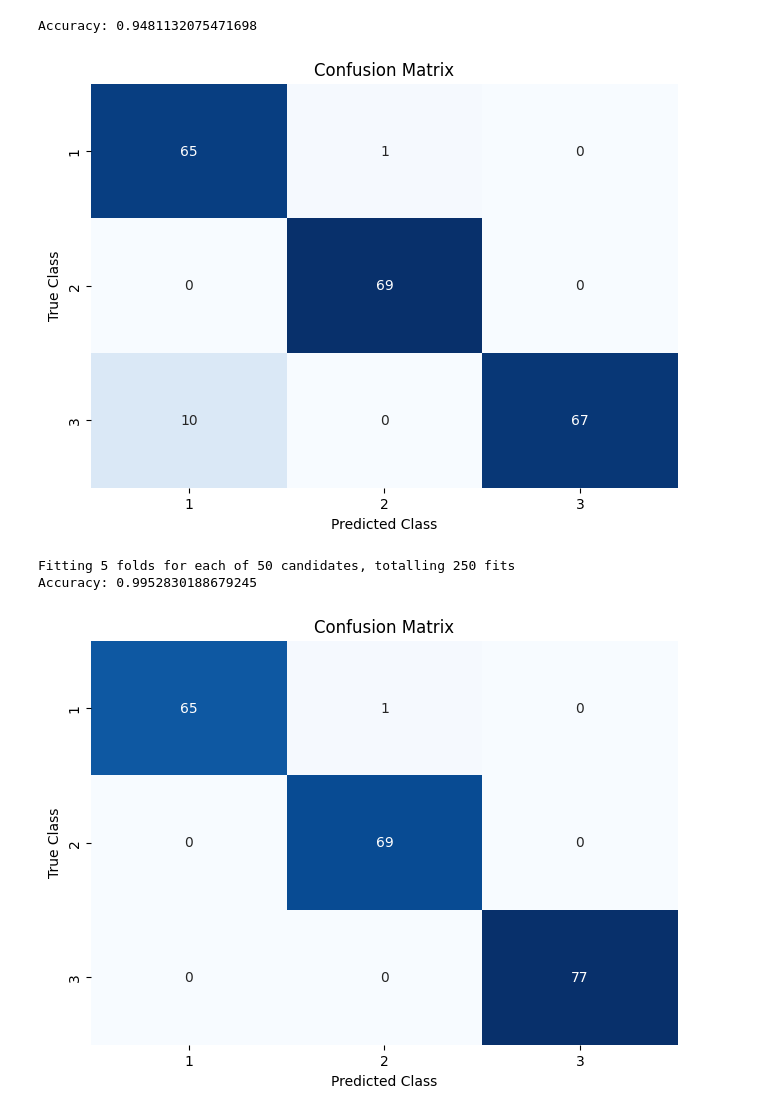
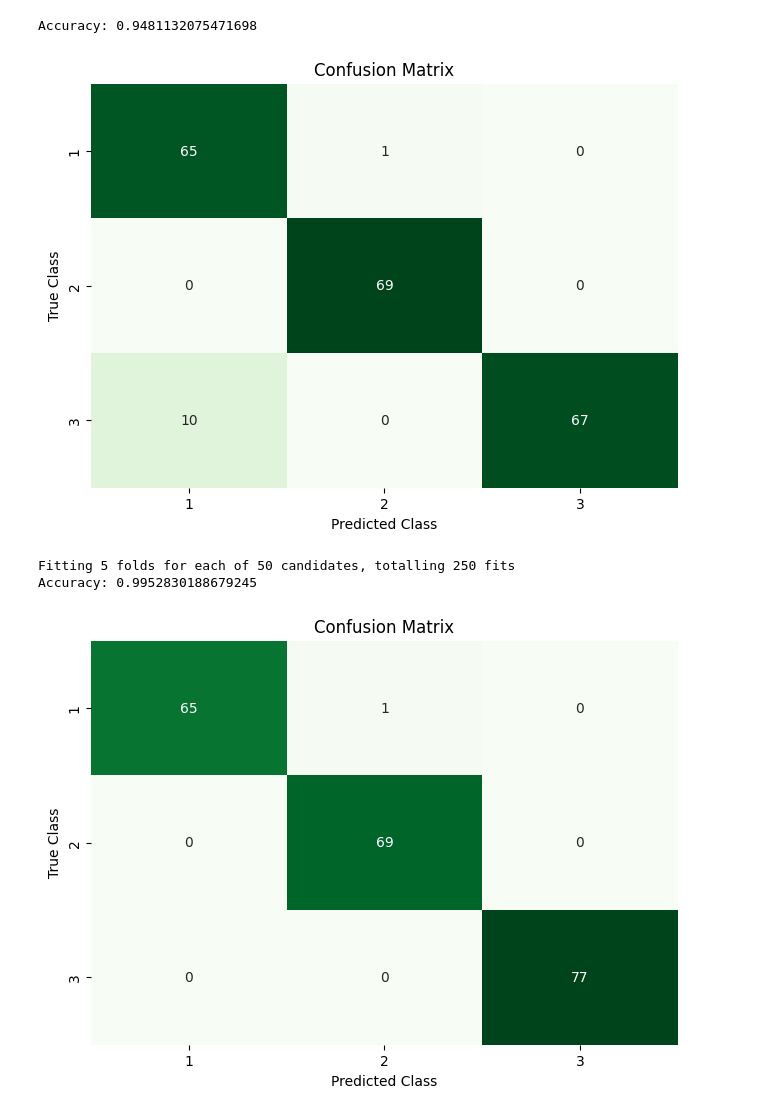
Before and after one commit to votrannhatquang/AI-s-ng-th-7, a Jupyter notebook: Milknew.ipynb, the cells around one changed output. Drawn from its saved outputs; the diff is of its cells as text; code cells hidden in the pictures.

```diff
--- a/Milknew.ipynb
+++ b/Milknew.ipynb
@@ -198,8 +200,8 @@ from sklearn.model_selection import GridSearchCV
 pipe = Pipeline([("classifier", RandomForestClassifier(random_state=0,class_weight="balanced"))])
 # %%
 # Create dictionary with candidate learning algorithms and their hyperparameters
-search_space = {"classifier__n_estimators": [100,200,300,400],
-                "classifier__max_features": [7,8,9,10,11,12]}
+search_space = {"classifier__n_estimators": [150,250,350,450],
+                "classifier__max_features": [10,11,12,13,14,15]}
 # %%
 # Create grid search
 gridsearch = GridSearchCV(pipe, search_space, cv=5,n_jobs=-1, verbose=1)
@@ -431,15 +435,17 @@ else: class_names=np.unique(y_pred)
 
 # Create confusion matrix
 matrix = confusion_matrix(y_test, y_pred)
+
 # Create pandas dataframe
 dataframe = pd.DataFrame(matrix, index=class_names, columns=class_names)
+
 # Create heatmap
-sns.heatmap(dataframe, annot=True, cbar=None, cmap="Blues")
+sns.heatmap(dataframe, annot=True, cbar=None, cmap="Greens")
 plt.title("Confusion Matrix"), plt.tight_layout()
 plt.ylabel("True Class"), plt.xlabel("Predicted Class")
 plt.show()
 # %% [output]
-[figure, old version]
+[figure, new version]
 # %%
 #USING GRIDSEARCH ON SUPPORT VECTOR MACHINE: SUPPORT VECTOR CLASSIFIER ALGORITHSM TO TRAIN MODEL
 # include library
@@ -482,20 +488,23 @@ Accuracy: 0.9952830188679245
 # %%
 # predict test data
 y_pred=best_model.best_estimator_.predict(x_test)
 
 # get list of target of test data
 if len(np.unique(y_test))>=len(np.unique(y_pred)):
     class_names=np.unique(y_test)
 else: class_names=np.unique(y_pred)
 
 # Create confusion matrix
 matrix = confusion_matrix(y_test, y_pred)
+
 # Create pandas dataframe
+
 dataframe = pd.DataFrame(matrix, index=class_names, columns=class_names)
 # Create heatmap
-sns.heatmap(dataframe, annot=True, cbar=None, cmap="Blues")
+
+sns.heatmap(dataframe, annot=True, cbar=None, cmap="Greens")
 plt.title("Confusion Matrix"), plt.tight_layout()
 plt.ylabel("True Class"), plt.xlabel("Predicted Class")
 plt.show()
 # %% [output]
-[figure, old version]
+[figure, new version]
```
Also changed, not shown: parts of 4 cells of this notebook.
